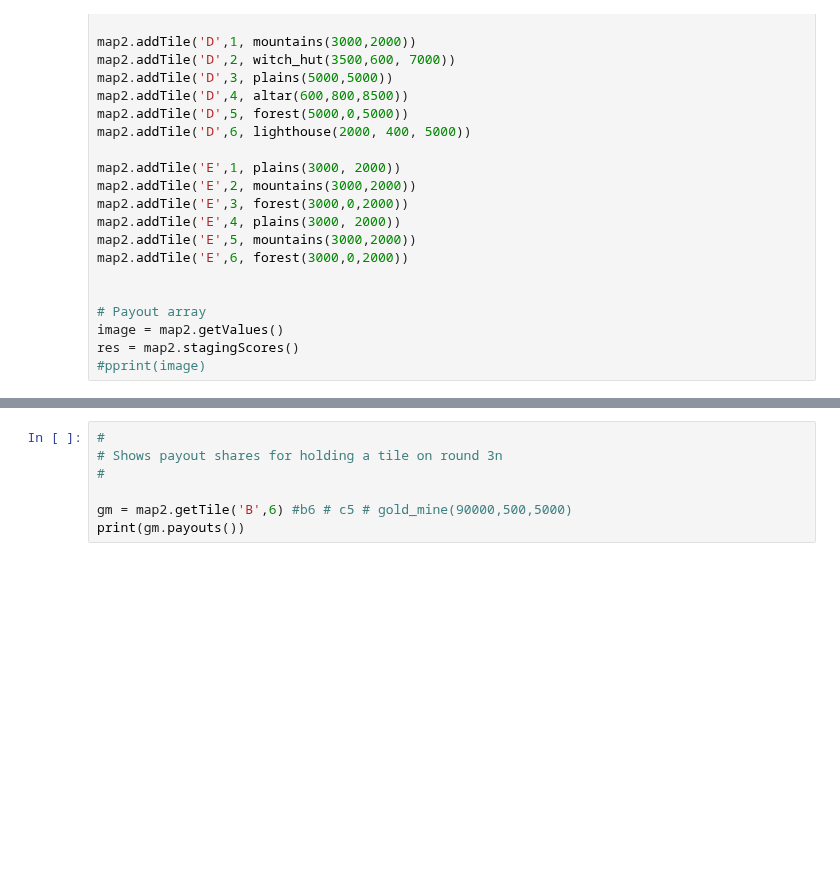
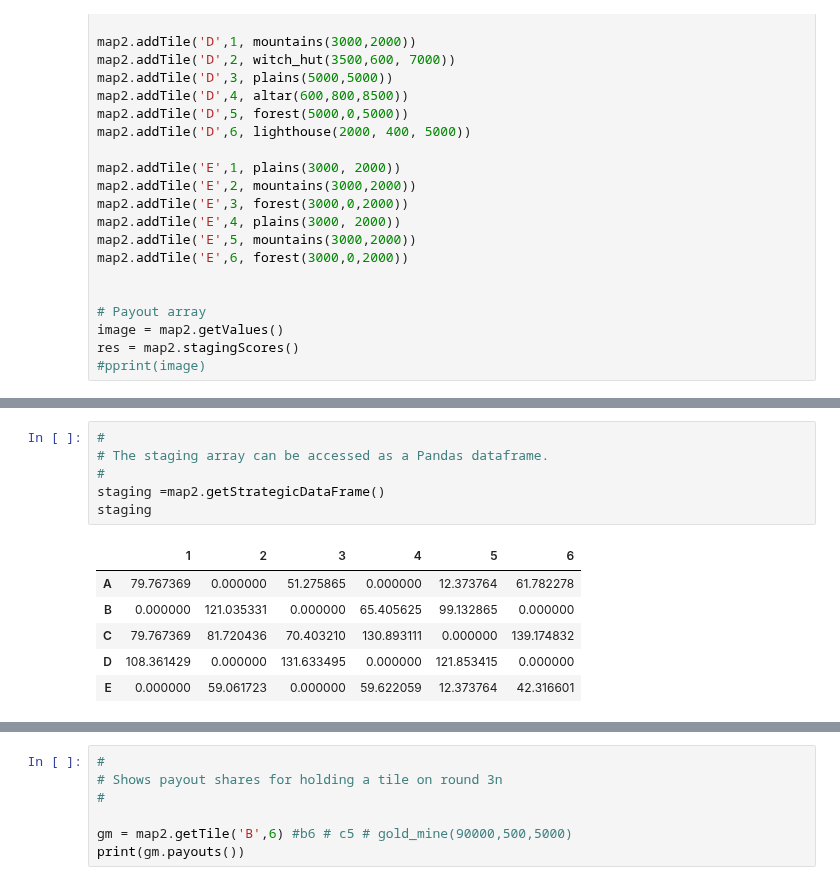
Before and after one commit to HausReport/MightyLogic, a Jupyter notebook: Notebooks/Turf_War_Demo.ipynb, the cells around one changed output, grey strips where cells are left out. Drawn from its saved outputs; the diff is of its cells as text; blank space fills up the shorter version.

```diff
--- a/Notebooks/Turf_War_Demo.ipynb
+++ b/Notebooks/Turf_War_Demo.ipynb
@@ -142,6 +146,19 @@ payout
 | C | 30003.0 | 75005.0 | 75005.0 | 75005.0 | 139560.0 | 30003.0 |
 | D | 30003.0 | 114035.0 | 75005.0 | 139560.0 | 75005.0 | 81020.0 |
 | E | 30003.0 | 30003.0 | 30003.0 | 30003.0 | 30003.0 | 30003.0 |
+# %%
+#
+# The staging array can be accessed as a Pandas dataframe.
+#
+staging =map2.getStrategicDataFrame()
+staging
+# %% [output]
+|  | 1 | 2 | 3 | 4 | 5 | 6 |
+| A | 79.767369 | 0.000000 | 51.275865 | 0.000000 | 12.373764 | 61.782278 |
+| B | 0.000000 | 121.035331 | 0.000000 | 65.405625 | 99.132865 | 0.000000 |
+| C | 79.767369 | 81.720436 | 70.403210 | 130.893111 | 0.000000 | 139.174832 |
+| D | 108.361429 | 0.000000 | 131.633495 | 0.000000 | 121.853415 | 0.000000 |
+| E | 0.000000 | 59.061723 | 0.000000 | 59.622059 | 12.373764 | 42.316601 |
 # %%
 #
 # Heatmaps show the best tiles for payout round and non-payout rounds.
```
Also changed, not shown: parts of 9 cells of this notebook.
